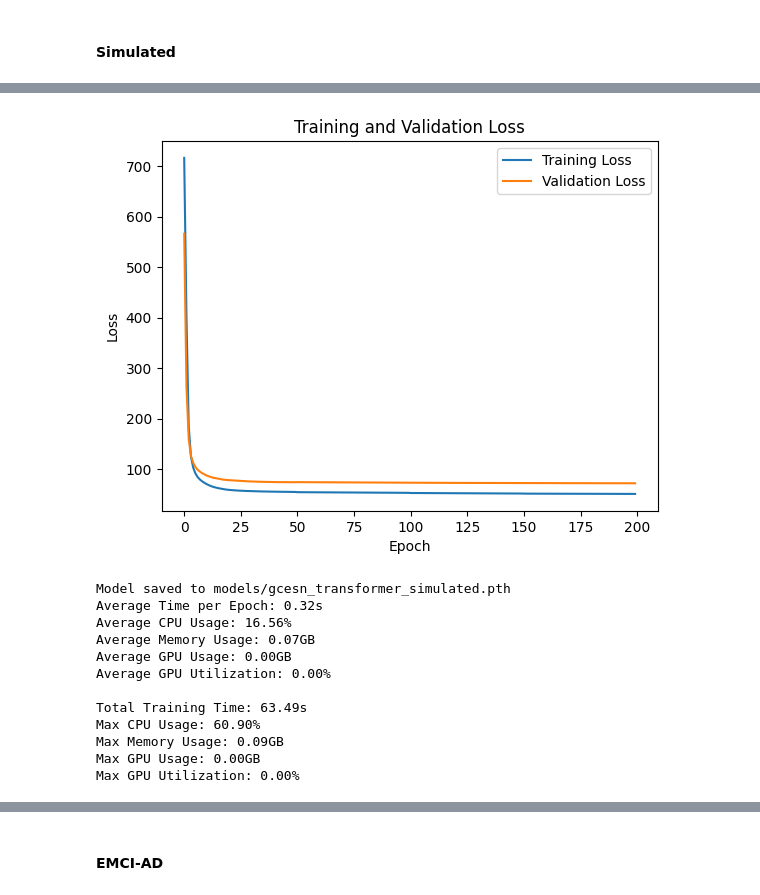
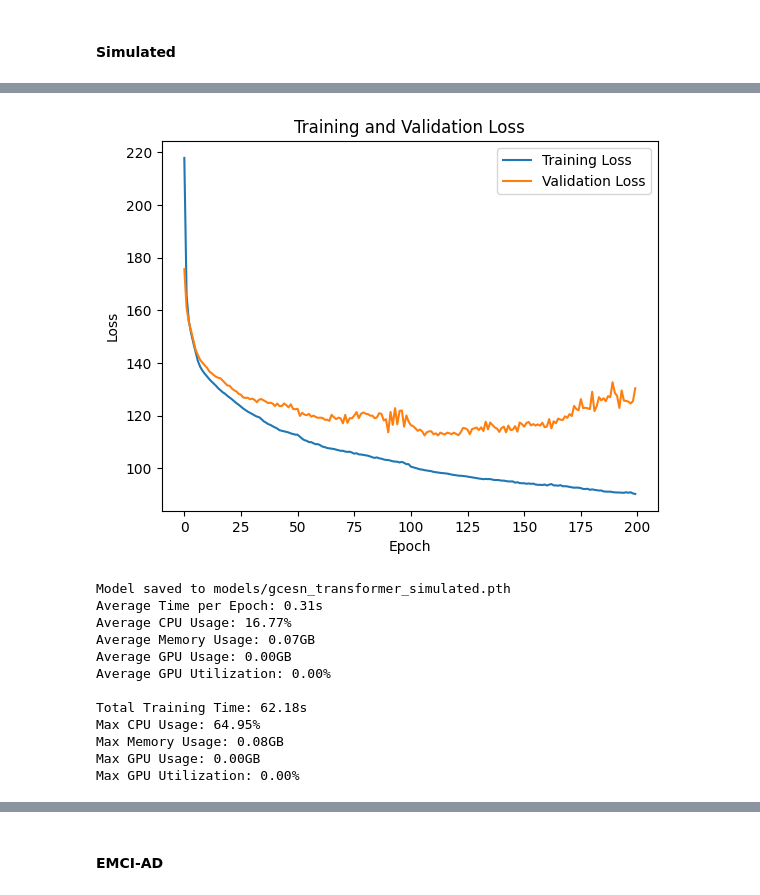
Before and after one commit to GitaAyu06/reservoir-gnn, a Jupyter notebook: reservoir-gcn_graph_generations.ipynb, the cells around one changed output, grey strips where cells are left out. Saved outputs shown, nothing was run; the diff lists cells and outputs as text; code cells hidden in the pictures.

```diff
--- a/reservoir-gcn_graph_generations.ipynb
+++ b/reservoir-gcn_graph_generations.ipynb
@@ -794,8 +848,8 @@ print(gcesn_transformer_simulated)
 print(f"Total number of trainable parameters: {(gcesn_transformer_simulated.count_parameters())}\n")
 
 train(gcesn_transformer_simulated, simulated_features_train.to(device), simulated_adj_train.to(device),
-    simulated_features_val.to(device), simulated_adj_val.to(device), lr=0.0001, num_epochs=200,
-    patience=5, step_size=50, gamma=0.5, save_path='models/gcesn_transformer_simulated.pth')
+    simulated_features_val.to(device), simulated_adj_val.to(device), lr=0.001, num_epochs=200,
+    patience=5, step_size=100, gamma=0.5, save_path='models/gcesn_transformer_simulated.pth')
 # %% [output]
 GCESNTransformer(
   (encoder): GCESNEncoder(
@@ -817,14 +871,14 @@ Time: 0.31s, CPU: 17.25%, Memory: 0.07GB, GPU: 0.00GB, GPU Util: 0.00%
-[figure, old version]
+[figure, new version]
 Model saved to models/gcesn_transformer_simulated.pth
-Average Time per Epoch: 0.32s
-Average CPU Usage: 16.56%
+Average Time per Epoch: 0.31s
+Average CPU Usage: 16.77%
 Average Memory Usage: 0.07GB
 Average GPU Usage: 0.00GB
 Average GPU Utilization: 0.00%
 
-Total Training Time: 63.49s
-Max CPU Usage: 60.90%
-Max Memory Usage: 0.09GB
+Total Training Time: 62.18s
+Max CPU Usage: 64.95%
+Max Memory Usage: 0.08GB
 Max GPU Usage: 0.00GB
 Max GPU Utilization: 0.00%
 # %%
```
Also changed, not shown: parts of 8 cells of this notebook, 4 other files.
